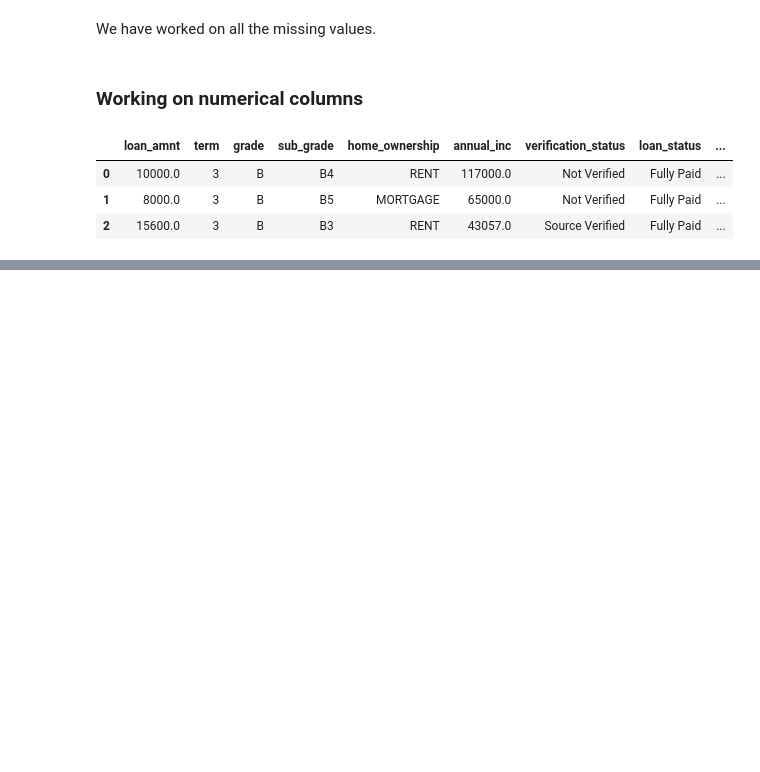
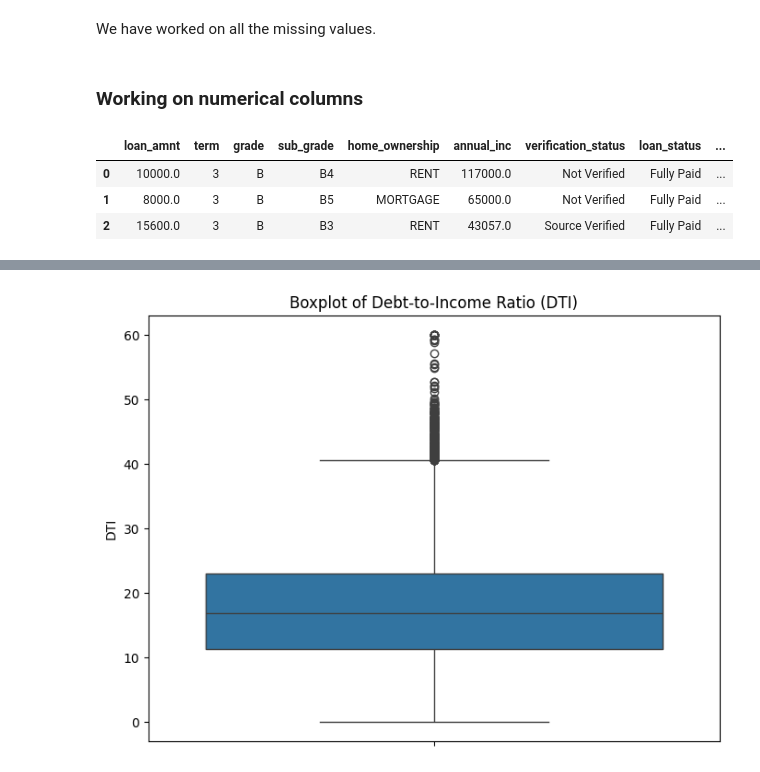
Before and after one commit to Vipulbhansali/CreditLine-Decision-Engine-Using-Amazon-Sagemaker, a Jupyter notebook: model notebook/eda_model_building.ipynb, the cells around one changed output, grey strips where cells are left out. Drawn from its saved outputs; the diff is of its cells as text; code cells hidden in the pictures; blank space fills up the shorter version.

```diff
--- a/model notebook/eda_model_building.ipynb
+++ b/model notebook/eda_model_building.ipynb
@@ -272,0 +382,8 @@ df.head(3)
+# %%
+plt.figure(figsize=(8, 6))
+sns.boxplot(data=df, y='dti')
+plt.title('Boxplot of Debt-to-Income Ratio (DTI)')
+plt.ylabel('DTI')
+plt.show()
+# %% [output]
+[figure, added]
```
Also changed, not shown: parts of 21 cells of this notebook.
